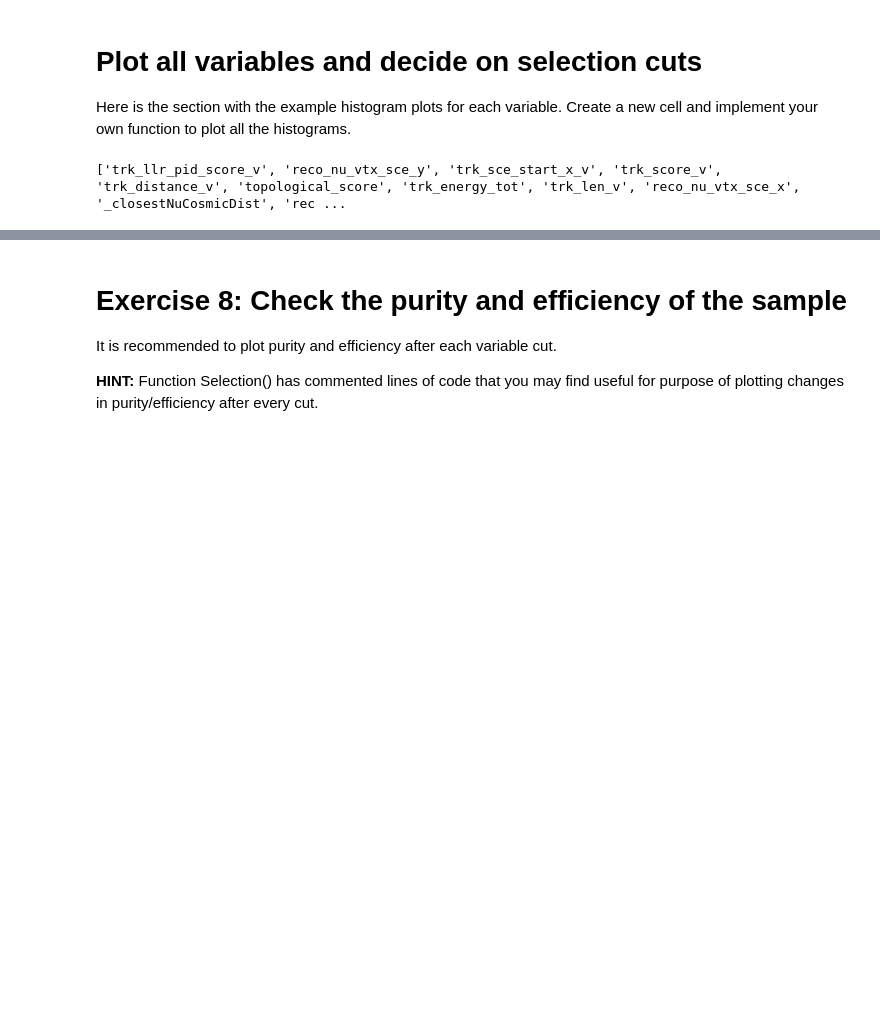
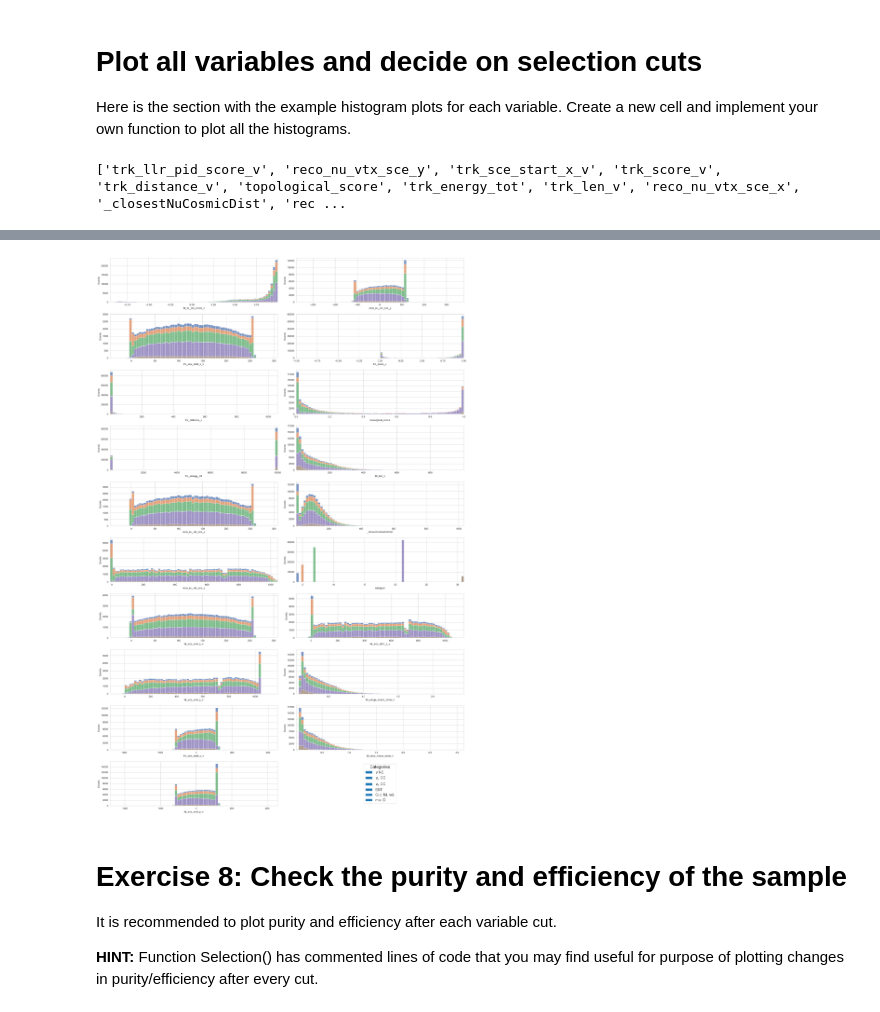
Before and after one commit to JungleMan796/MicroBooNE, a Jupyter notebook: MainAnalysis_template.ipynb, the cells around one changed output, grey strips where cells are left out. Drawn from its saved outputs; the diff is of its cells as text; code cells hidden in the pictures; blank space fills up the shorter version.

```diff
--- a/MainAnalysis_template.ipynb
+++ b/MainAnalysis_template.ipynb
@@ -581,3 +489,9 @@ Name: count, dtype: int64
+# %%
+sns.set_style("whitegrid")
+
+plot_all_histograms(MC_EXT, all_variables_to_plot, "", BIN = 70)
+# %% [output]
+[figure, added]
 # %% [markdown]
 # Exercise 8: Check the purity and efficiency of the sample
 It is recommended to plot purity and efficiency after each variable cut.
```
Also changed, not shown: parts of 30 cells of this notebook.
